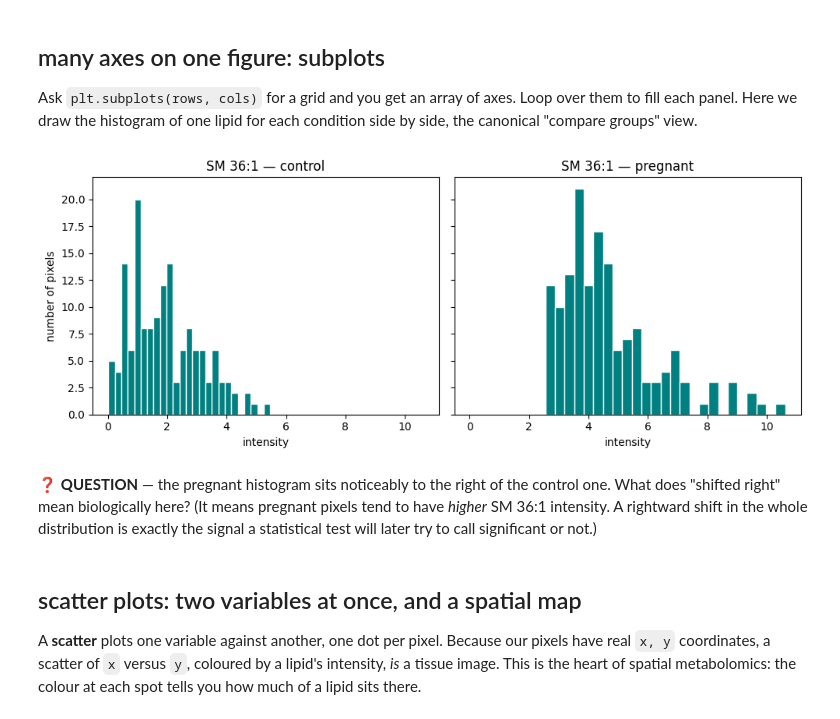
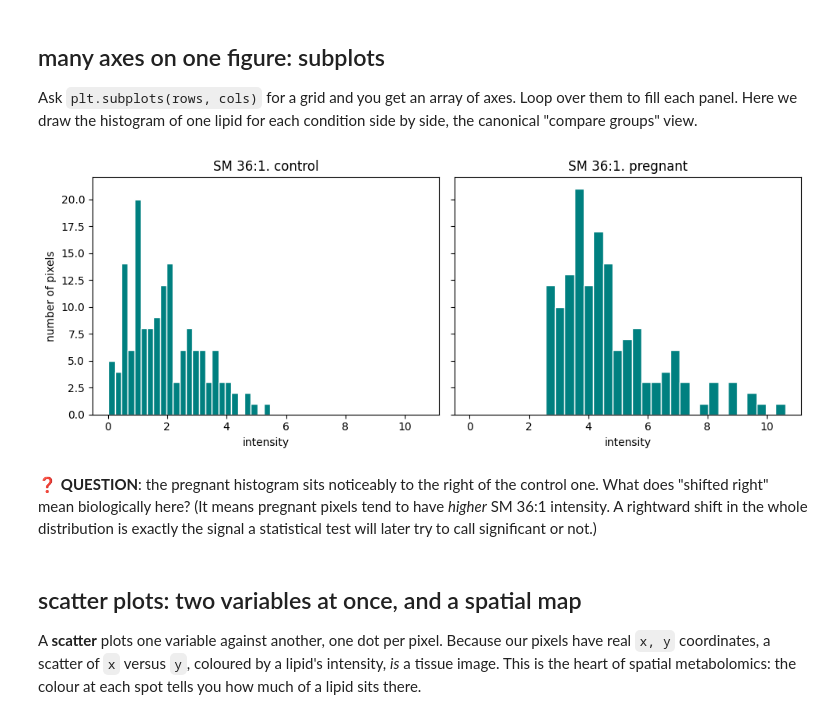
Before and after one commit to lamanno-epfl/lipidomics_tutorial_cajalcourse, a Jupyter notebook: notebooks/00_intro/01_python_for_data.ipynb, the cells around one changed output. Drawn from its saved outputs; the diff is of its cells as text; code cells hidden in the pictures.

```diff
--- a/notebooks/00_intro/01_python_for_data.ipynb
+++ b/notebooks/00_intro/01_python_for_data.ipynb
@@ -537,19 +537,19 @@ Ask `plt.subplots(rows, cols)` for a grid and you get an array of axes. Loop ove
 # %%
 # Two panels side by side: SM 36:1 in control vs pregnant.
 fig, axes = plt.subplots(1, 2, figsize=(10, 4), sharex=True, sharey=True)
 
 for ax, cond in zip(axes, ["control", "pregnant"]):
     values = df.loc[df["condition"] == cond, "SM 36:1"]
     ax.hist(values, bins=25, color="teal", edgecolor="white")
-    ax.set_title(f"SM 36:1 — {cond}")
+    ax.set_title(f"SM 36:1. {cond}")
     ax.set_xlabel("intensity")
 axes[0].set_ylabel("number of pixels")
 plt.tight_layout()   # stop the labels overlapping
 plt.show()
 # %% [output]
-[figure, old version]
+[figure, new version]
 # %% [markdown]
-❓ **QUESTION** — the pregnant histogram sits noticeably to the right of the control one. What does "shifted right" mean biologically here? (It means pregnant pixels tend to have *higher* SM 36:1 intensity. A rightward shift in the whole distribution is exactly the signal a statistical test will later try to call significant or not.)
+❓ **QUESTION**: the pregnant histogram sits noticeably to the right of the control one. What does "shifted right" mean biologically here? (It means pregnant pixels tend to have *higher* SM 36:1 intensity. A rightward shift in the whole distribution is exactly the signal a statistical test will later try to call significant or not.)
 # %% [markdown]
 ## scatter plots: two variables at once, and a spatial map
 
```
Also changed, not shown: parts of 19 cells of this notebook, 3 other files.
